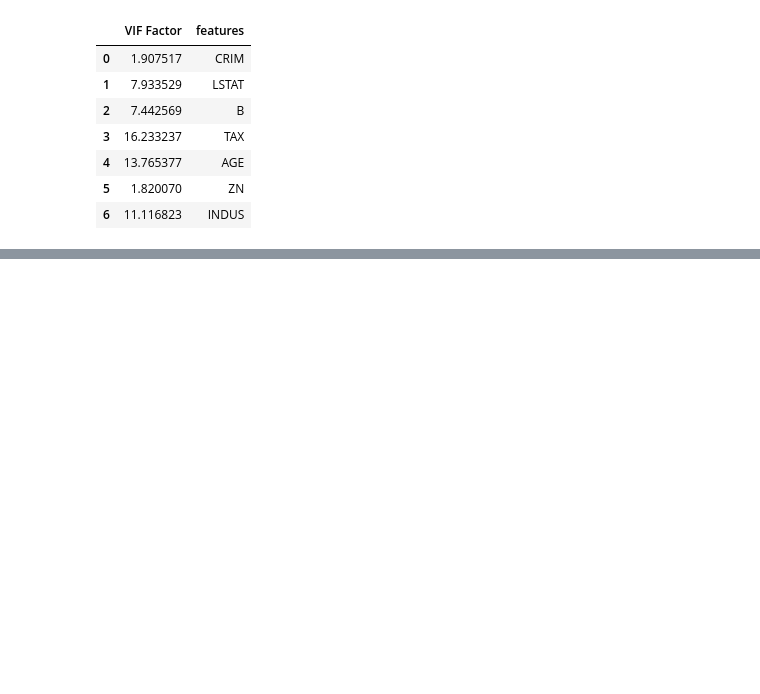
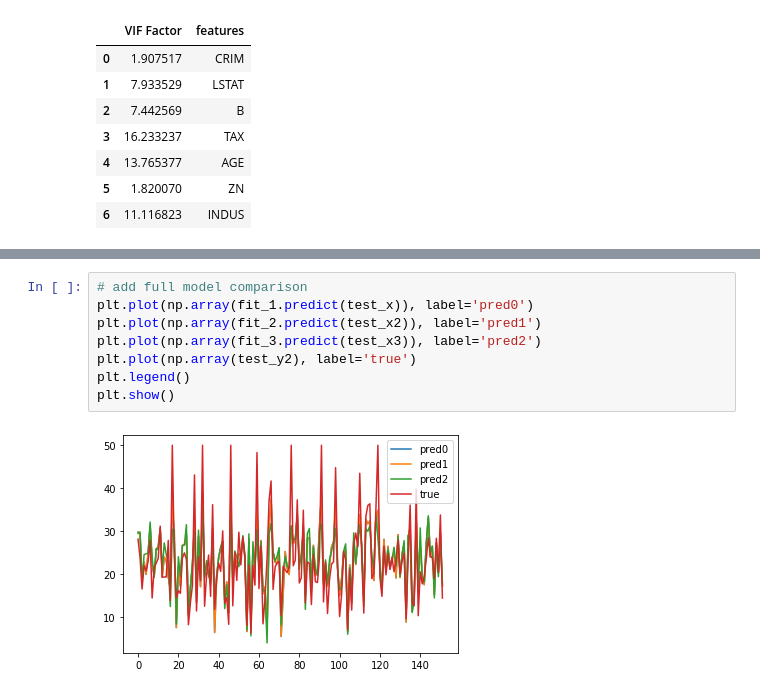
Before and after one commit to YoungJae-Hur/Data-science, a Jupyter notebook: ml-algorithms/2. multiple regression model part.2.ipynb, the cells around one changed output, grey strips where cells are left out. Cells and saved outputs as stored; diff of their text form; blank space fills up the shorter version.

```diff
--- a/ml-algorithms/2. multiple regression model part.2.ipynb
+++ b/ml-algorithms/2. multiple regression model part.2.ipynb
@@ -262,0 +416,10 @@ vif
+# %%
+# add full model comparison
+plt.plot(np.array(fit_1.predict(test_x)), label='pred0')
+plt.plot(np.array(fit_2.predict(test_x2)), label='pred1')
+plt.plot(np.array(fit_3.predict(test_x3)), label='pred2')
+plt.plot(np.array(test_y2), label='true')
+plt.legend()
+plt.show()
+# %% [output]
+[figure, added]
```
Also changed, not shown: parts of 23 cells of this notebook.
